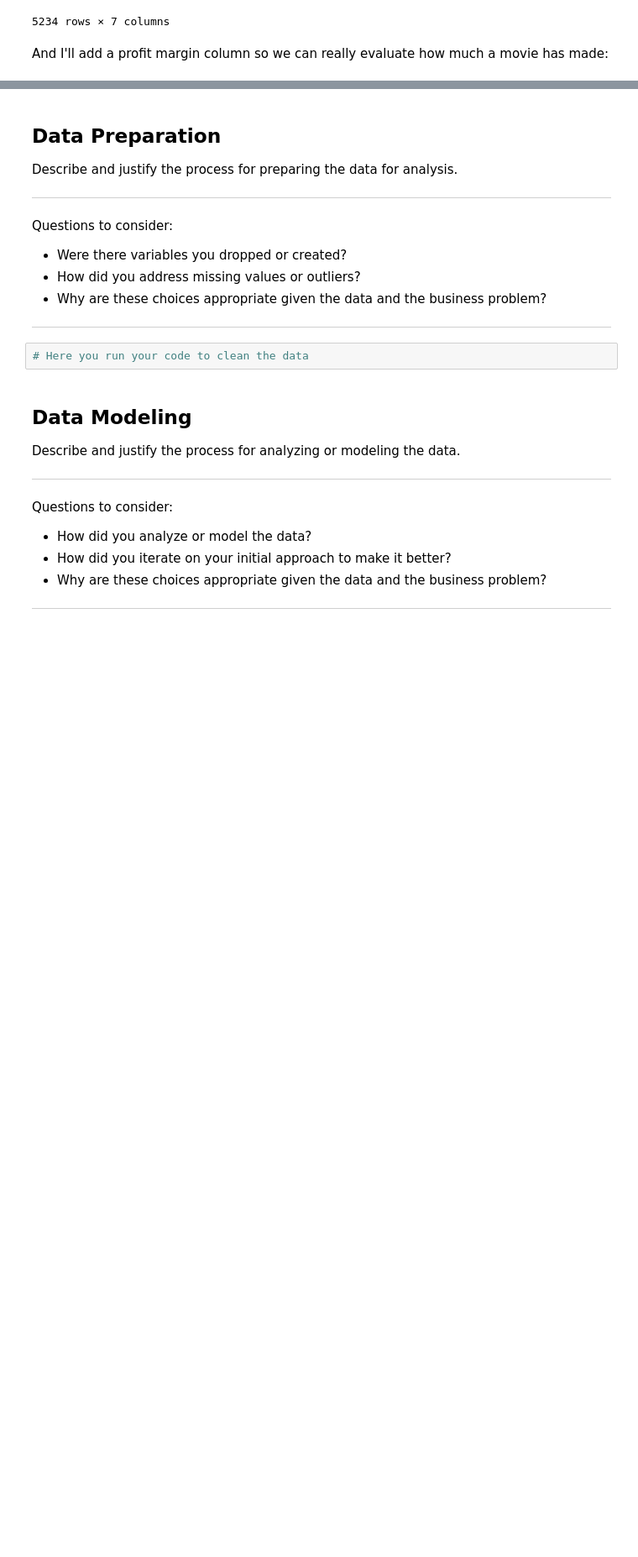
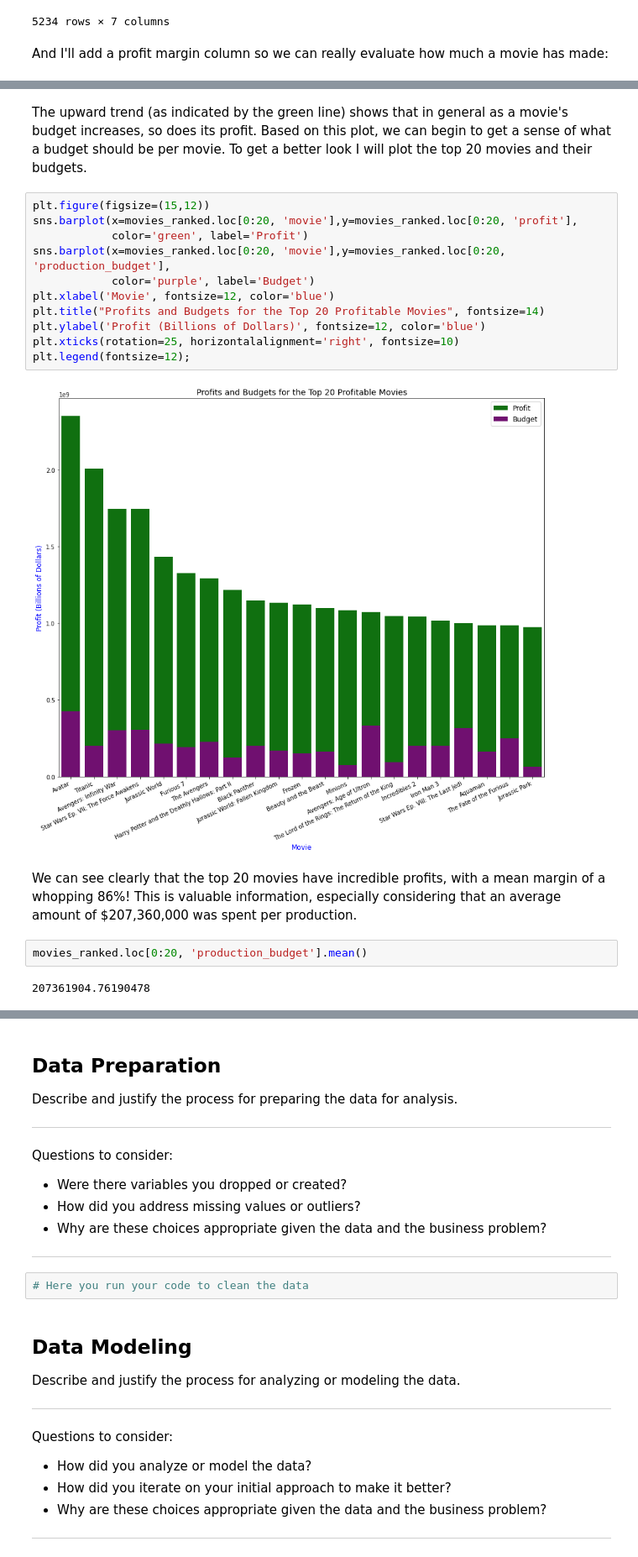
Before and after one commit to samtuleen/Phase1-Microsoft-Movie-Analysis-Project, a Jupyter notebook: Microsoft-Movie-Analysis.ipynb, the cells around one changed output, grey strips where cells are left out. Shown at 84% size. Drawn from its saved outputs; the diff is of its cells as text; blank space fills up the shorter version.

```diff
--- a/Microsoft-Movie-Analysis.ipynb
+++ b/Microsoft-Movie-Analysis.ipynb
@@ -182,0 +184,21 @@ plt.title('Movie Budget vs Movie Profit for Profitable Movies', fontsize=14);
+# %% [markdown]
+The upward trend (as indicated by the green line) shows that in general as a movie's budget increases, so does its profit. Based on this plot, we can begin to get a sense of what a budget should be per movie. To get a better look I will plot the top 20 movies and their budgets.
+# %%
+plt.figure(figsize=(15,12))
+sns.barplot(x=movies_ranked.loc[0:20, 'movie'],y=movies_ranked.loc[0:20, 'profit'],
+            color='green', label='Profit')
+sns.barplot(x=movies_ranked.loc[0:20, 'movie'],y=movies_ranked.loc[0:20, 'production_budget'],
+            color='purple', label='Budget')
+plt.xlabel('Movie', fontsize=12, color='blue')
+plt.title("Profits and Budgets for the Top 20 Profitable Movies", fontsize=14)
+plt.ylabel('Profit (Billions of Dollars)', fontsize=12, color='blue')
+plt.xticks(rotation=25, horizontalalignment='right', fontsize=10)
+plt.legend(fontsize=12);
+# %% [output]
+[figure, added]
+# %% [markdown]
+We can see clearly that the top 20 movies have incredible profits, with a mean margin of a whopping 86%! This is valuable information, especially considering that an average amount of $207,360,000 was spent per production.
+# %%
+movies_ranked.loc[0:20, 'production_budget'].mean()
+# %% [output]
+207361904.76190478
```
Also changed, not shown: parts of 13 cells of this notebook.
